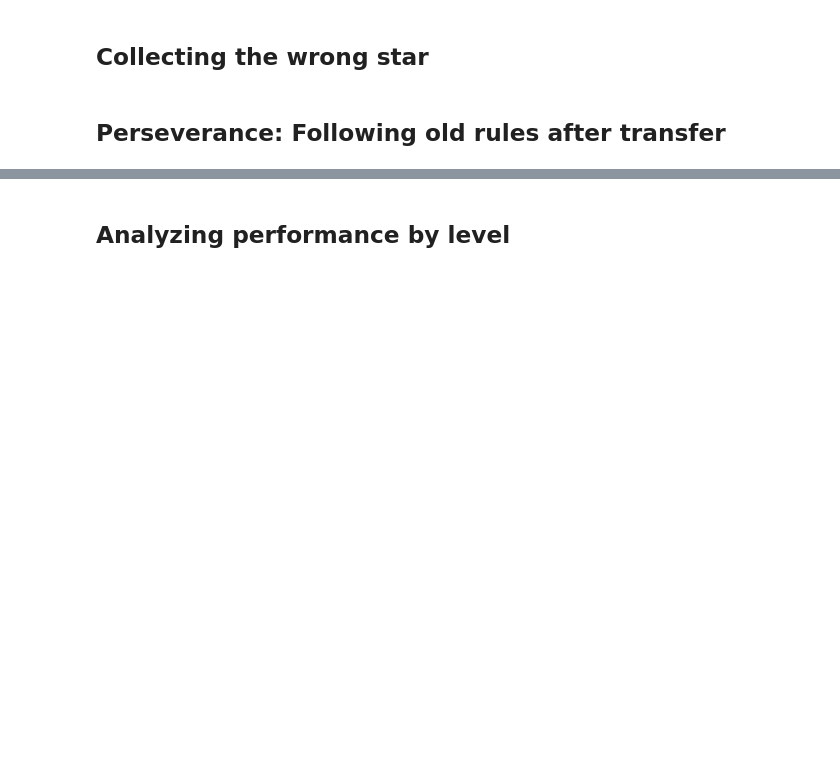
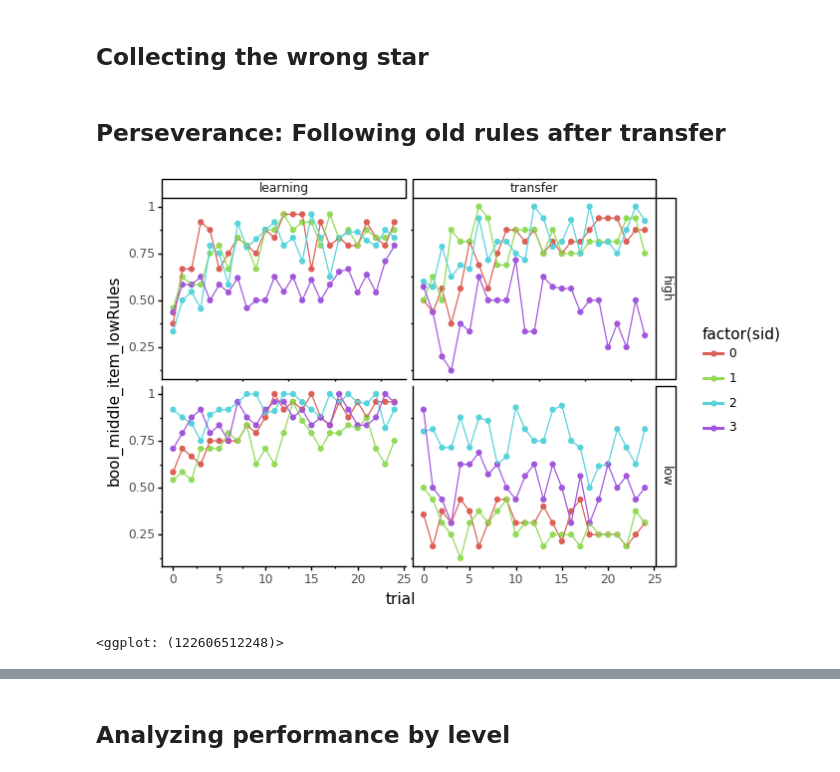
Before and after one commit to MariaEckstein/CHaRLy, a Jupyter notebook: CHaRLy_AmyData2.ipynb, the cells around one changed output, grey strips where cells are left out. Cells and saved outputs as stored; diff of their text form; code cells hidden in the pictures; blank space fills up the shorter version.

```diff
--- a/CHaRLy_AmyData2.ipynb
+++ b/CHaRLy_AmyData2.ipynb
@@ -489,23 +605,27 @@ plot_CollectingWrongStar(all_data.loc[np.invert(all_data['chance_performer'])])
 # %%
 # How often do participants apply the low rules of the learning phase?
 # -> Perseveration if they do it during low transfer (low rules don't work any more)!
 # -> Confusion if they stop doing it during high transfer (low rules still work)!
 
 def plot_PerseveraceLowRules(dat, suf=''):
 
     g = (gg.ggplot(dat, gg.aes('trial', 'bool_middle_item_lowRules', color='factor(sid)'))
          + gg.stat_summary(fun_y=np.mean, geom='point')
          + gg.stat_summary(fun_y=np.mean, geom='line')
          + gg.facet_grid('phase ~ trial_type')
         )
     g.save(os.path.join(plot_dir, '5_PerseveranceLowRules{}.png'.format(suf)))
 
     return g
 
 # Use
-pers_all = plot_PerseveraceLowRules(all_data, '_all')
-pers = plot_PerseveraceLowRules(all_data.loc[np.invert(all_data['chance_performer'])])
+sub_dat = all_data.loc[all_data.subtrial.isin([1, 3])]
+pers_all = plot_PerseveraceLowRules(sub_dat, '_all')
+pers = plot_PerseveraceLowRules(sub_dat.loc[np.invert(sub_dat['chance_performer'])])
 pers
+# %% [output]
+[figure, added]
+<ggplot: (122606512248)>
 # %%
 # How often do participants apply the high rules of the learning phase?
 # -> Perseveration if they do it during high transfer (high rules don't work any more)!
```
Also changed, not shown: parts of 25 cells of this notebook.
